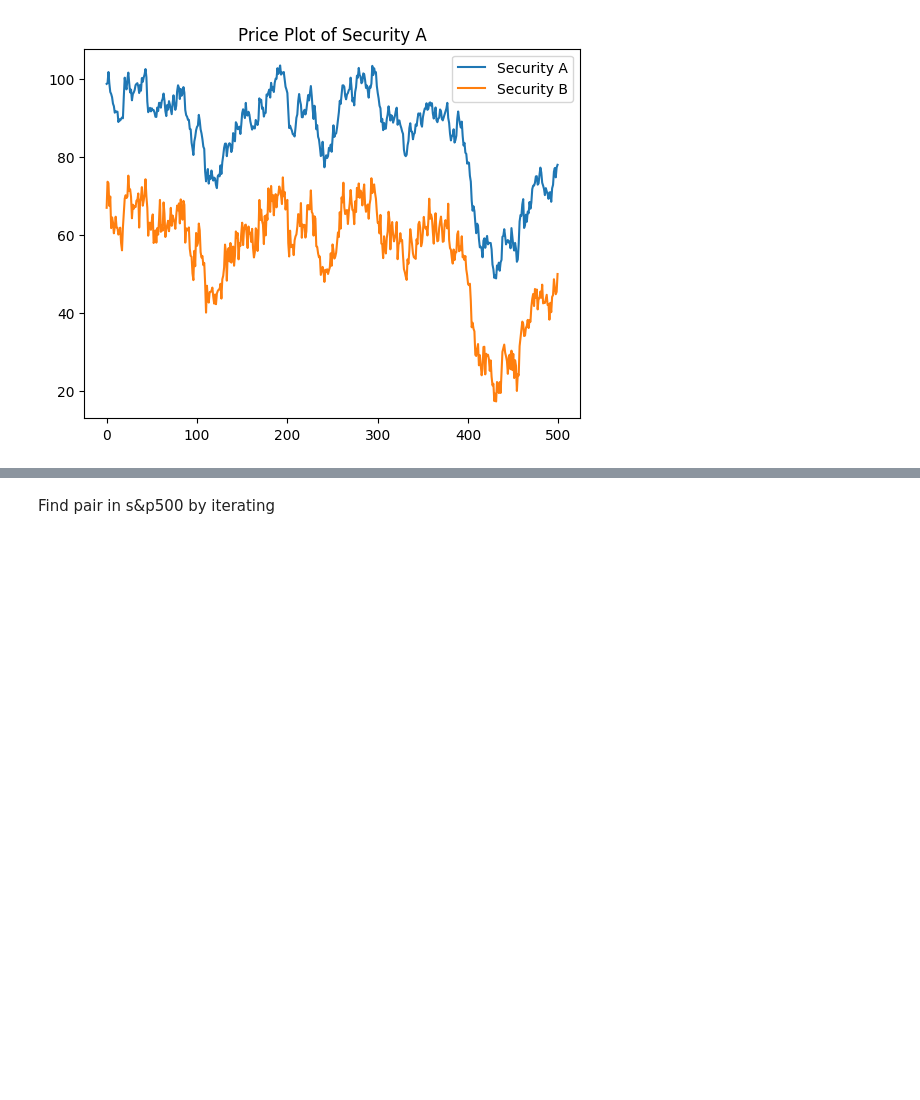
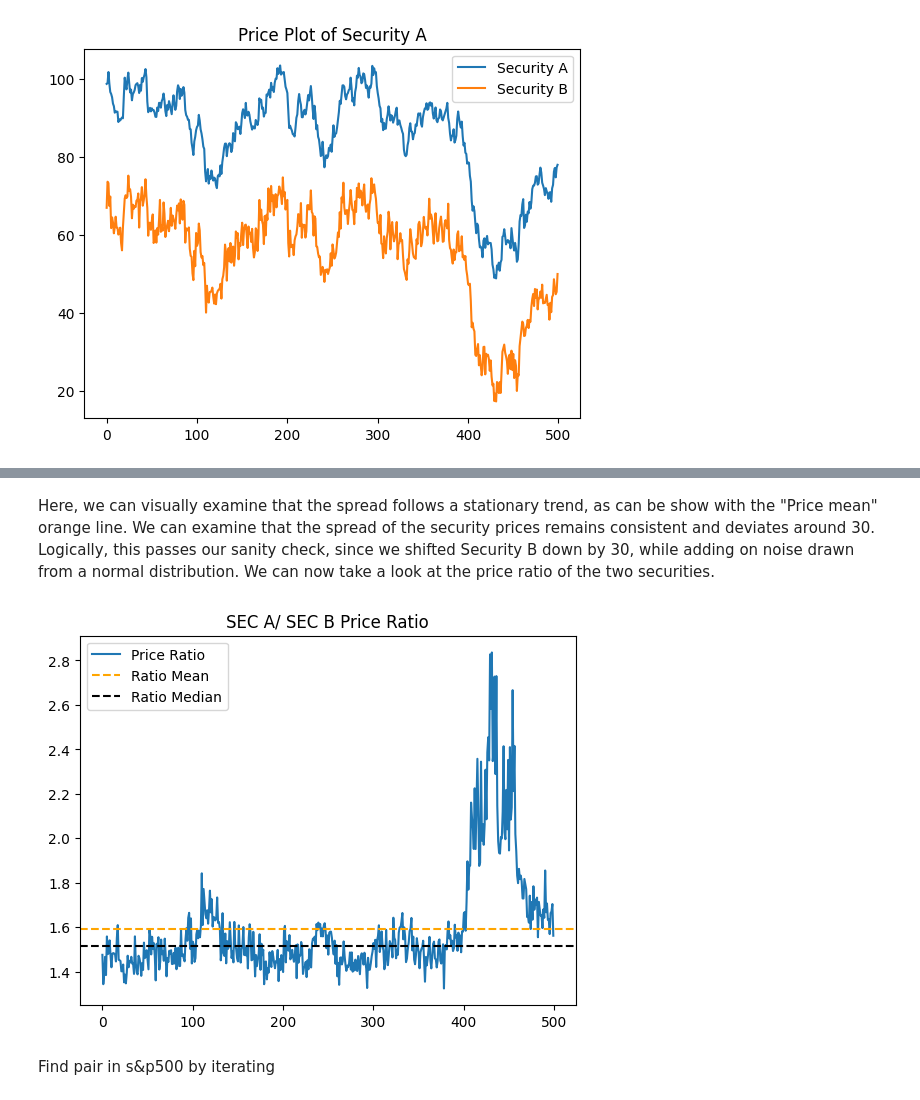
Before and after one commit to charlie-liuu/PairsTrading, a Jupyter notebook: Pairs.ipynb, the cells around one changed output, grey strips where cells are left out. Saved outputs shown, nothing was run; the diff lists cells and outputs as text; code cells hidden in the pictures; blank space fills up the shorter version.

```diff
--- a/Pairs.ipynb
+++ b/Pairs.ipynb
@@ -98,3 +100,14 @@ plt.title("SEC A - SEC B Spread");
+# %% [markdown]
+Here, we can visually examine that the spread follows a stationary trend, as can be show with the "Price mean" orange line. We can examine that the spread of the security prices remains consistent and deviates around 30. Logically, this passes our sanity check, since we shifted Security B down by 30, while adding on noise drawn from a normal distribution. We can now take a look at the price ratio of the two securities.
+# %%
+ratio_series = SecA/SecB
+plt.plot(ratio_series, label = 'SEC A/ SEC B Price Ratio')
+plt.axhline(ratio_series.mean(), linestyle = '--', color='orange')
+plt.axhline(ratio_series.median(), linestyle = '--', color='black')
+plt.legend(["Price Ratio", "Ratio Mean", "Ratio Median"])
+plt.title("SEC A/ SEC B Price Ratio");
+# %% [output]
+[figure, added]
 # %% [markdown]
 Find pair in s&p500 by iterating
 # %%
```
Also changed, not shown: parts of 2 cells of this notebook.
